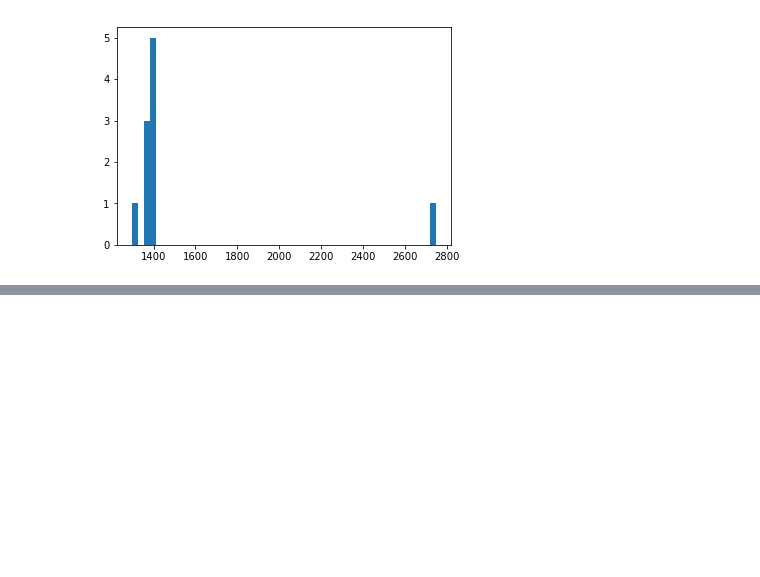
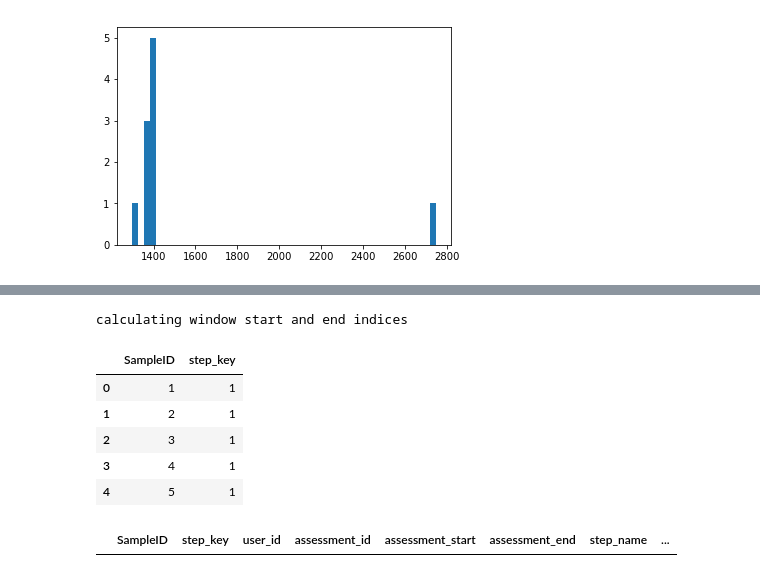
Before and after one commit to ShaniSarusi/DS-rep, a Jupyter notebook: Teva/features_extraction.ipynb, the cells around one changed output, grey strips where cells are left out. Cells and saved outputs as stored; diff of their text form; code cells hidden in the pictures; blank space fills up the shorter version.

```diff
--- a/Teva/features_extraction.ipynb
+++ b/Teva/features_extraction.ipynb
@@ -285,0 +309,32 @@ dtype: object
+# %%
+map_ids = pd.DataFrame(index=range(tot_samples), columns=['SampleID', 'step_key'])
+k = 0
+for i in range(win_idx.shape[0]):
+    for j in range(win_idx['num_samples'][i]):
+        map_ids.loc[k, 'step_key'] = i + 1
+        map_ids.loc[k, 'SampleID'] = k + 1
+        k += 1
+# %%
+print('calculating window start and end indices')
+samples_idx = pd.DataFrame(index=range(tot_samples), columns=['st', 'en'])
+k = 0
+gap = np.int(slide_by*frequency)
+win = np.int(window_size*frequency)
+for i in range(win_idx.shape[0]):
+    for j in range(int(win_idx.loc[i, 'num_samples'])):
+        samples_idx.loc[k, 'st'] = win_idx.loc[i, 'st'] + j*gap
+        samples_idx.loc[k, 'en'] = win_idx.loc[i, 'st'] + win + j*gap - 1
+        k += 1
+samples_idx.sort_values(by='st')
+samples_idx[['st', 'en']] = samples_idx[['st', 'en']].astype(int)
+# %% [output]
+calculating window start and end indices
+# %%
+map_ids.head()
+# %% [output]
+|  | SampleID | step_key |
+| 0 | 1 | 1 |
+| 1 | 2 | 1 |
+| 2 | 3 | 1 |
+| 3 | 4 | 1 |
+| 4 | 5 | 1 |
@@ -285,0 +347,4 @@ dtype: object
+# %%
+meta.head()
+# %% [output]
+|  | SampleID | step_key | user_id | assessment_id | assessment_start | assessment_end | step_name | ... |
```
Also changed, not shown: parts of 8 cells of this notebook.
